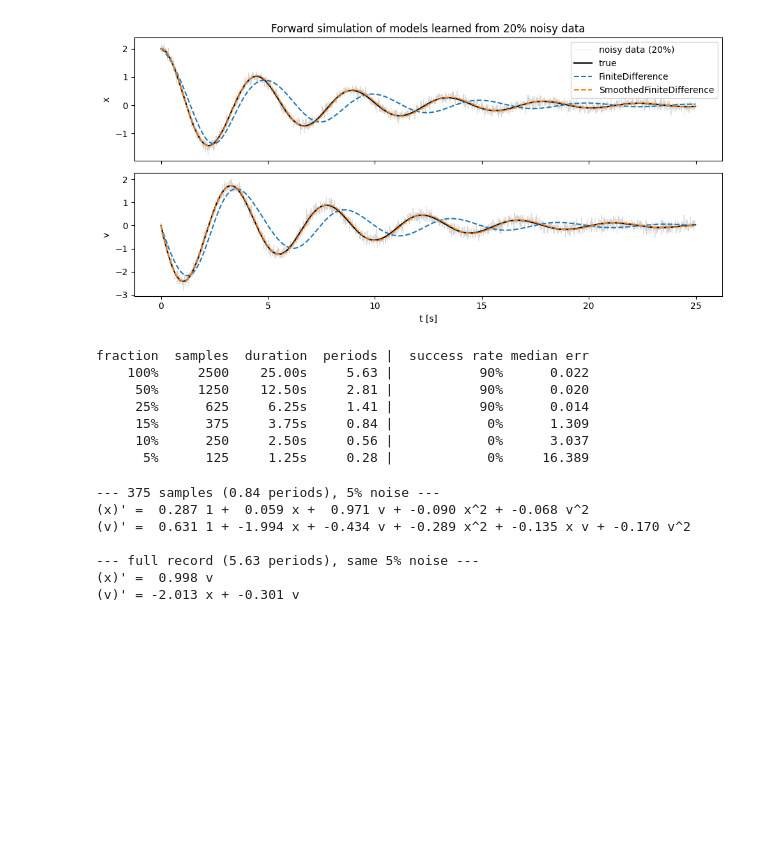
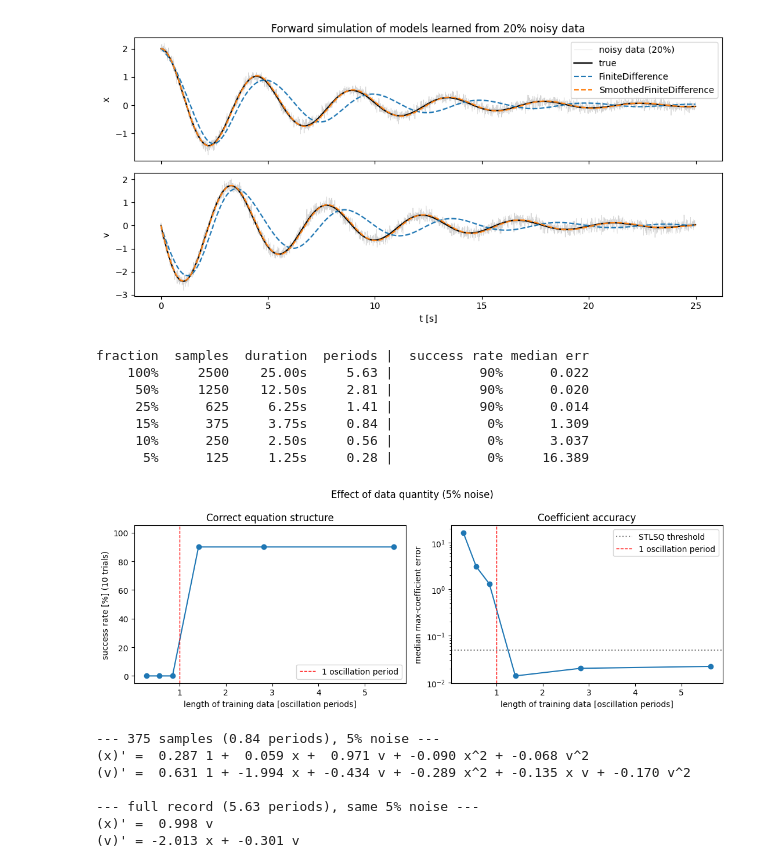
Before and after one commit to andreaprifti19/SINDy-Teaching-Usecases, a Jupyter notebook: notebooks/01_damped_oscillator.ipynb, the cells around one changed output. Drawn from its saved outputs; the diff is of its cells as text; code cells hidden in the pictures; blank space fills up the shorter version.

```diff
--- a/notebooks/01_damped_oscillator.ipynb
+++ b/notebooks/01_damped_oscillator.ipynb
@@ -231,24 +244,48 @@ plt.tight_layout(); plt.show()
 # %%
 fractions = [1.0, 0.5, 0.25, 0.15, 0.10, 0.05]
 period = 2 * np.pi / np.sqrt(k / m)
 
+dq_results = []
 print(f"{'fraction':>8} {'samples':>8} {'duration':>9} {'periods':>8} | {'success rate':>13} {'median err':>10}")
 for fr in fractions:
     n = int(len(t) * fr)
     oks, errs = [], []
     for _ in range(N_TRIALS):
         X_noisy = X + rng.normal(0, 0.05 * X.std(axis=0), X.shape)
         ok, err = check_recovery(fit_sindy(X_noisy[:n]), TRUE_COEF)
         oks.append(ok); errs.append(err)
+    dq_results.append((n * dt / period, np.mean(oks), np.median(errs)))
     print(f"{fr*100:7.0f}% {n:8d} {n*dt:8.2f}s {n*dt/period:8.2f} | {np.mean(oks)*100:12.0f}% {np.median(errs):10.3f}")
+
+periods = [r[0] for r in dq_results]
+success = [r[1] * 100 for r in dq_results]
+med_err = [r[2] for r in dq_results]
+
+fig, ax = plt.subplots(1, 2, figsize=(11, 4))
+ax[0].plot(periods, success, "o-")
+ax[0].set_ylabel(f"success rate [%] ({N_TRIALS} trials)"); ax[0].set_ylim(-5, 105)
+ax[0].set_title("Correct equation structure")
+ax[1].plot(periods, med_err, "o-")
+ax[1].axhline(0.05, color="gray", ls=":", label="STLSQ threshold")
+ax[1].set_yscale("log"); ax[1].set_ylabel("median max-coefficient error")
+ax[1].set_title("Coefficient accuracy")
+for a in ax:
+    a.axvline(1.0, color="red", ls="--", lw=1, label="1 oscillation period")
+    a.set_xlabel("length of training data [oscillation periods]")
+ax[0].legend(loc="lower right"); ax[1].legend()
+fig.suptitle("Effect of data quantity (5% noise)")
+plt.tight_layout()
+plt.savefig(f"{FIG_DIR}/data_quantity.png", dpi=200, bbox_inches="tight")
+plt.show()
 # %% [output]
 fraction  samples  duration  periods |  success rate median err
     100%     2500    25.00s     5.63 |           90%      0.022
      50%     1250    12.50s     2.81 |           90%      0.020
      25%      625     6.25s     1.41 |           90%      0.014
      15%      375     3.75s     0.84 |            0%      1.309
      10%      250     2.50s     0.56 |            0%      3.037
       5%      125     1.25s     0.28 |            0%     16.389
+[figure, added]
 # %%
 # Look at an actual failure: what does SINDy return from less than one oscillation?
 n = int(len(t) * 0.15)                     # 375 samples = 3.75 s ≈ 0.84 periods
```
Also changed, not shown: parts of 7 cells of this notebook.
